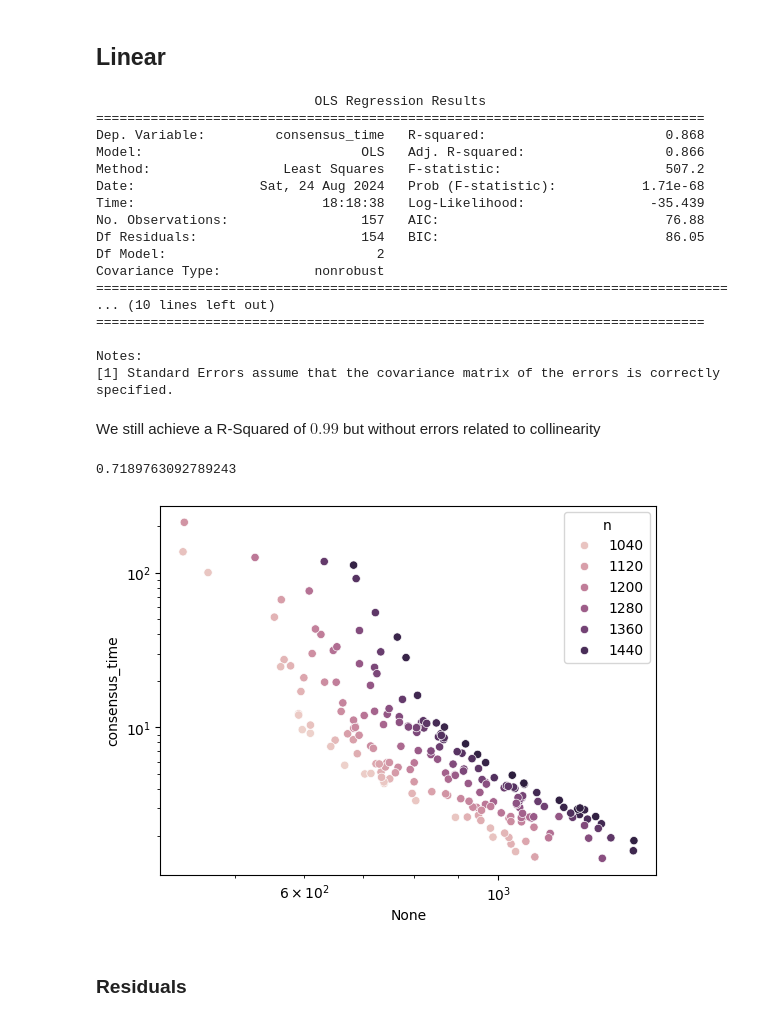
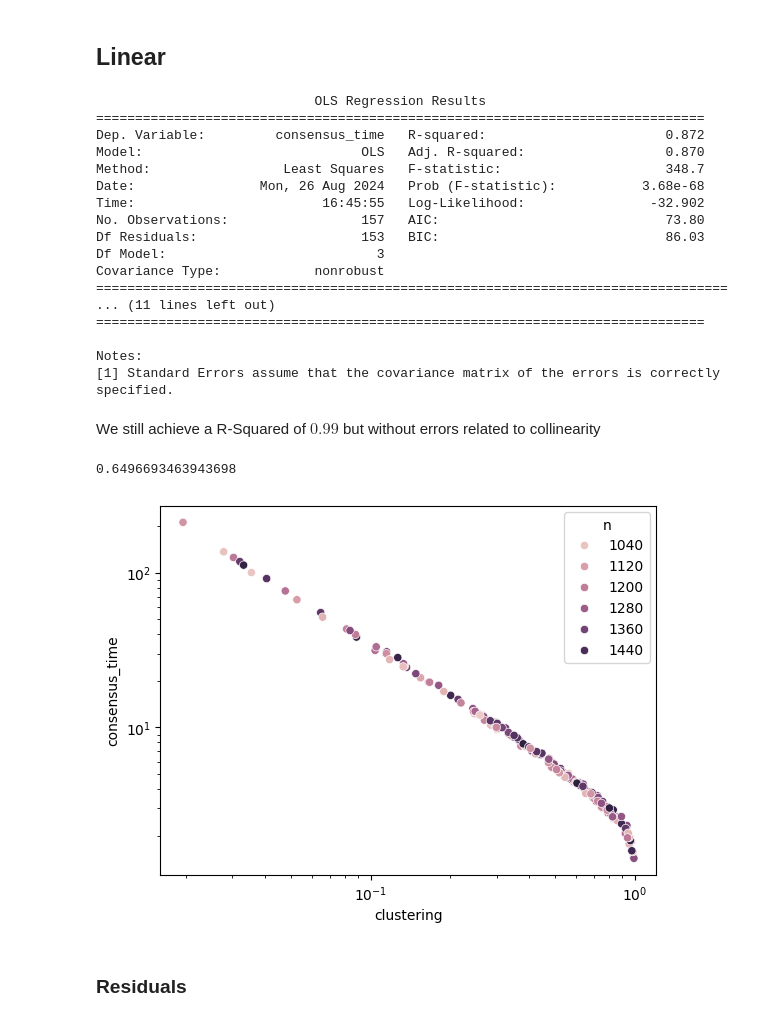
Before and after one commit to vitorfrois/SznajdNetworks, a Jupyter notebook: src/notebooks/2_regression_analysis.ipynb, the cells around one changed output. Saved outputs shown, nothing was run; the diff lists cells and outputs as text; code cells hidden in the pictures.

Commit message:
update clustering vs consensus graph

```diff
--- a/src/notebooks/2_regression_analysis.ipynb
+++ b/src/notebooks/2_regression_analysis.ipynb
@@ -15,7 +15,7 @@ CONSENSUS_TIME = 'consensus_time'
 OPINION_CHANGE_FREQUENCY = 'opinion_change_frequency'
 
 FEATURES = [
-    # 'clustering',
+    'clustering',
     'closeness',
     'n'
 ]
@@ -100,17 +100,17 @@ print(res.summary())
 # %% [output]
                             OLS Regression Results
 ==============================================================================
-Dep. Variable:         consensus_time   R-squared:                       0.868
-Model:                            OLS   Adj. R-squared:                  0.866
-Method:                 Least Squares   F-statistic:                     507.2
-Date:                Sat, 24 Aug 2024   Prob (F-statistic):           1.71e-68
-Time:                        18:18:38   Log-Likelihood:                -35.439
-No. Observations:                 157   AIC:                             76.88
-Df Residuals:                     154   BIC:                             86.05
-Df Model:                           2
+Dep. Variable:         consensus_time   R-squared:                       0.872
+Model:                            OLS   Adj. R-squared:                  0.870
+Method:                 Least Squares   F-statistic:                     348.7
+Date:                Mon, 26 Aug 2024   Prob (F-statistic):           3.68e-68
+Time:                        16:45:55   Log-Likelihood:                -32.902
+No. Observations:                 157   AIC:                             73.80
+Df Residuals:                     153   BIC:                             86.03
+Df Model:                           3
 Covariance Type:            nonrobust
 =================================================================================
-... (10 lines left out)
+... (11 lines left out)
 ==============================================================================
 
 Notes:
@@ -122,14 +122,14 @@ y_pred = res.predict(sm.add_constant(X_test[FEATURES]))
 # %%
 adjusted_r2_score(y_pred, np.log1p(y_test), len(y_pred), len(UNCORRELATED_FEATURE_SUBSET))
 # %% [output]
-0.7189763092789243
+0.6496693463943698
 # %%
 # sns.scatterplot(x=2-0.008*X['n']-0.8*X['closeness_log'], y=np.log1p(y), hue=X['n'])
-sns.scatterplot(x=X['closeness']*X['n'], y=y, hue=X['n'])
+sns.scatterplot(x=X['clustering'], y=y, hue=X['n'])
 plt.xscale('log')
 plt.yscale('log')
 # %% [output]
-[figure, old version]
+[figure, new version]
 # %% [markdown]
 ### Residuals
 # %%
```
Also changed, not shown: parts of 2 cells of this notebook.
